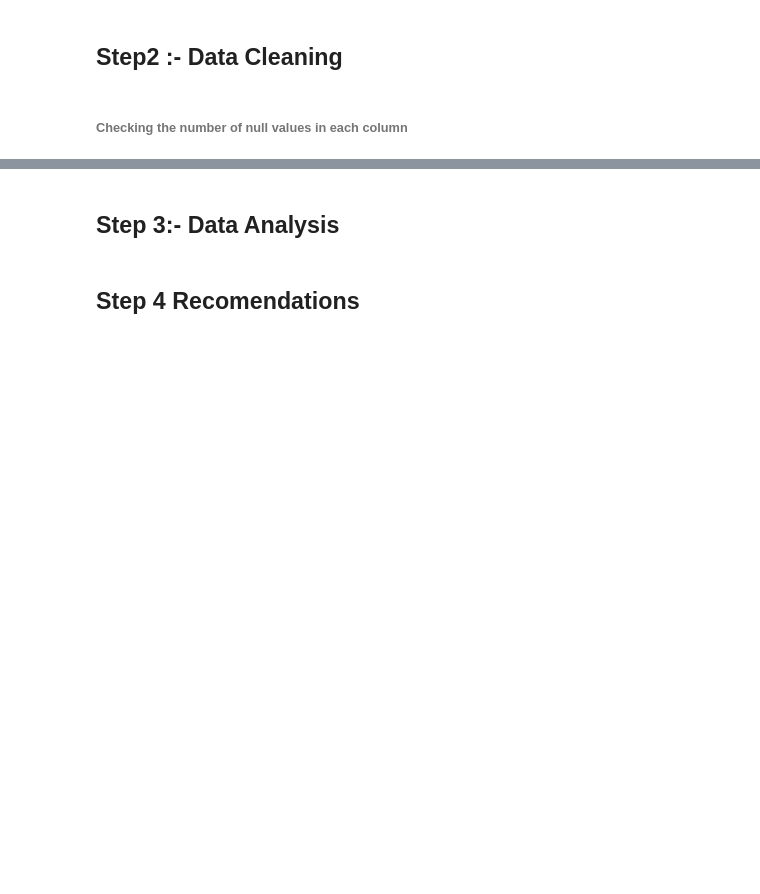
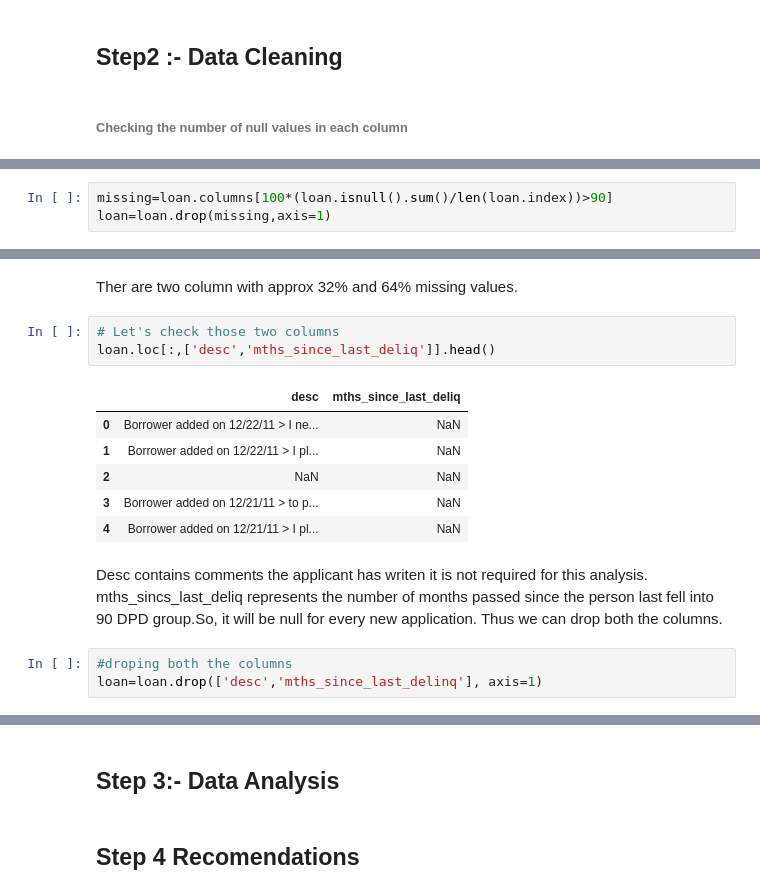
Before and after one commit to SrajanKumarShukla/Gramener-Case-Study, a Jupyter notebook: Loan-Analytics.ipynb, the cells around one changed output, grey strips where cells are left out. Drawn from its saved outputs; the diff is of its cells as text; blank space fills up the shorter version.

```diff
--- a/Loan-Analytics.ipynb
+++ b/Loan-Analytics.ipynb
@@ -75,0 +120,3 @@ loan.describe()
+# %%
+missing=loan.columns[100*(loan.isnull().sum()/len(loan.index))>90]
+loan=loan.drop(missing,axis=1)
@@ -75,0 +149,19 @@ loan.describe()
+# %% [markdown]
+Ther are two column with approx 32% and 64% missing values.
+# %%
+# Let's check those two columns
+loan.loc[:,['desc','mths_since_last_deliq']].head()
+# %% [output]
+|  | desc | mths_since_last_deliq |
+| 0 | Borrower added on 12/22/11 > I ne... | NaN |
+| 1 | Borrower added on 12/22/11 > I pl... | NaN |
+| 2 | NaN | NaN |
+| 3 | Borrower added on 12/21/11 > to p... | NaN |
+| 4 | Borrower added on 12/21/11 > I pl... | NaN |
+# %% [markdown]
+Desc contains comments the applicant has writen it is not required for this analysis.
+mths_sincs_last_deliq represents the number of months passed since the person last fell into 90 DPD group.So, it will be null for every new application.
+Thus we can drop both the columns.
+# %%
+#droping both the columns
+loan=loan.drop(['desc','mths_since_last_delinq'], axis=1)
```
Also changed, not shown: parts of 18 cells of this notebook.
